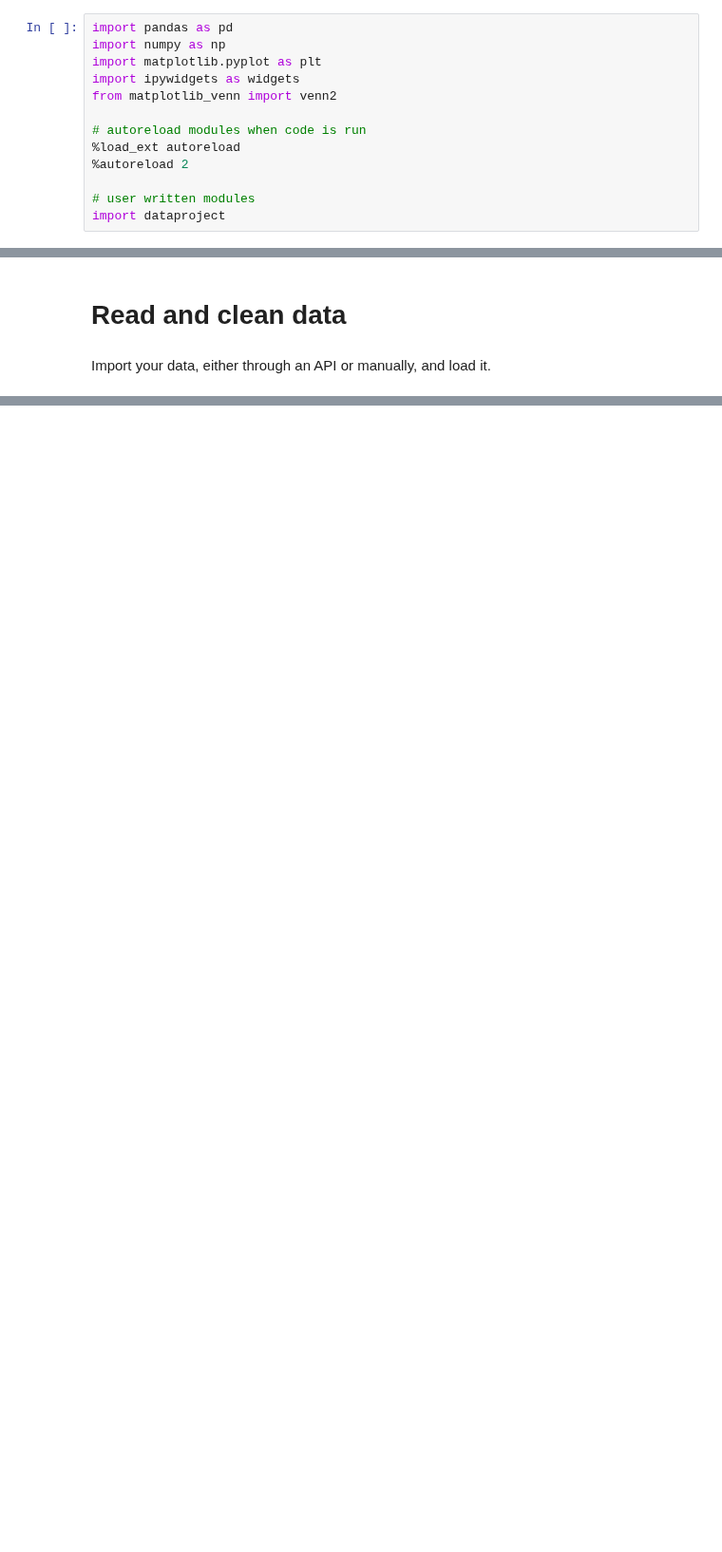
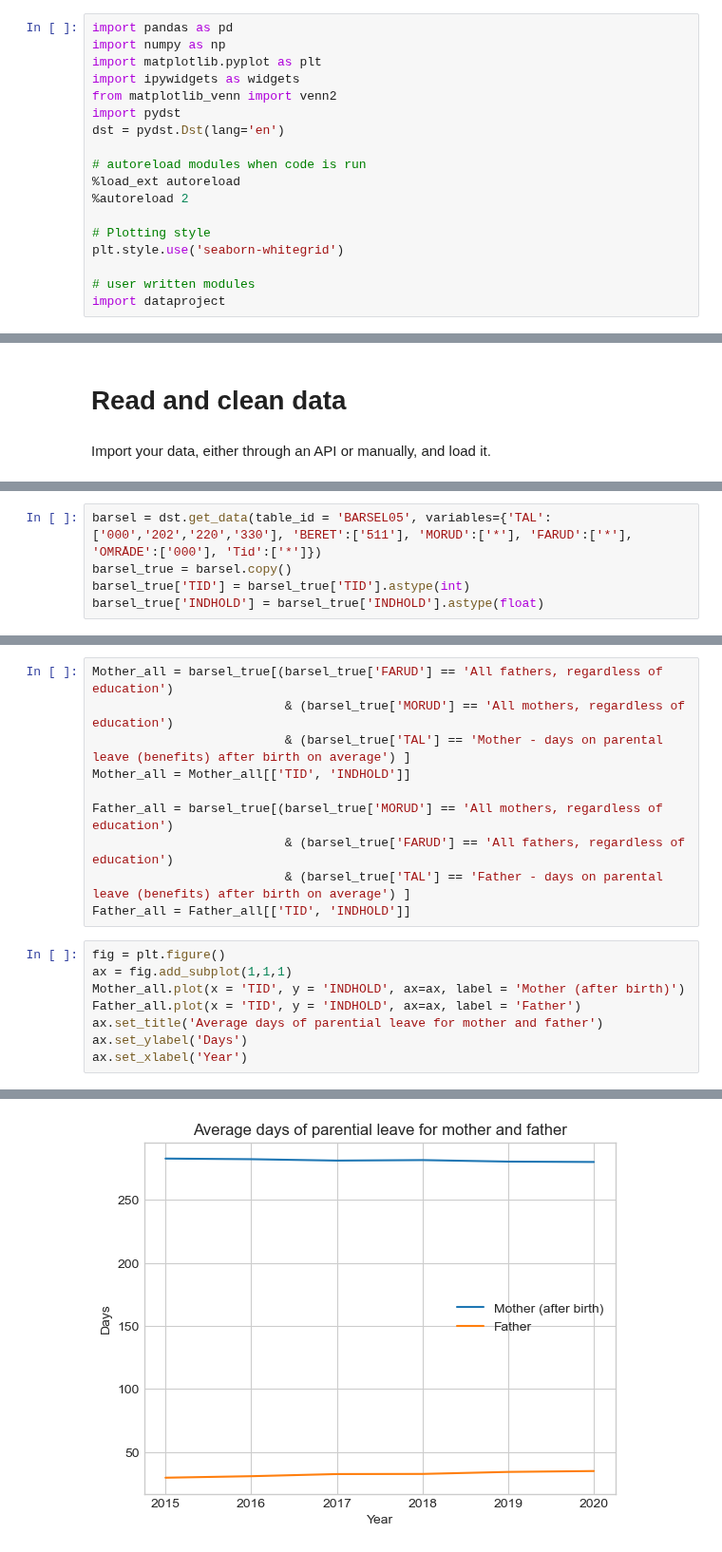
Before and after one commit to NumEconCopenhagen/projects-2023-cbjk, a Jupyter notebook: dataproject/dataproject.ipynb, the cells around one changed output, grey strips where cells are left out. Shown at 95% size. Drawn from its saved outputs; the diff is of its cells as text; blank space fills up the shorter version.

```diff
--- a/dataproject/dataproject.ipynb
+++ b/dataproject/dataproject.ipynb
@@ -13,10 +13,15 @@ import numpy as np
 import matplotlib.pyplot as plt
 import ipywidgets as widgets
 from matplotlib_venn import venn2
+import pydst
+dst = pydst.Dst(lang='en')
 
 # autoreload modules when code is run
 %load_ext autoreload
 %autoreload 2
 
+# Plotting style
+plt.style.use('seaborn-whitegrid')
+
 # user written modules
 import dataproject
@@ -27 +100,6 @@ Import your data, either through an API or manually, and load it.
+# %%
+barsel = dst.get_data(table_id = 'BARSEL05', variables={'TAL':['000','202','220','330'], 'BERET':['511'], 'MORUD':['*'], 'FARUD':['*'], 'OMRÅDE':['000'], 'Tid':['*']})
+barsel_true = barsel.copy()
+barsel_true['TID'] = barsel_true['TID'].astype(int)
+barsel_true['INDHOLD'] = barsel_true['INDHOLD'].astype(float)
 # %% [markdown]
@@ -73,0 +107,19 @@ ADD CONCISE CONLUSION.
+# %%
+Mother_all = barsel_true[(barsel_true['FARUD'] == 'All fathers, regardless of education')
+                          & (barsel_true['MORUD'] == 'All mothers, regardless of education')
+                          & (barsel_true['TAL'] == 'Mother - days on parental leave (benefits) after birth on average') ]
+Mother_all = Mother_all[['TID', 'INDHOLD']]
+
+Father_all = barsel_true[(barsel_true['MORUD'] == 'All mothers, regardless of education')
+                          & (barsel_true['FARUD'] == 'All fathers, regardless of education')
+                          & (barsel_true['TAL'] == 'Father - days on parental leave (benefits) after birth on average') ]
+Father_all = Father_all[['TID', 'INDHOLD']]
+# %%
+fig = plt.figure()
+ax = fig.add_subplot(1,1,1)
+Mother_all.plot(x = 'TID', y = 'INDHOLD', ax=ax, label = 'Mother (after birth)')
+Father_all.plot(x = 'TID', y = 'INDHOLD', ax=ax, label = 'Father')
+ax.set_title('Average days of parential leave for mother and father')
+ax.set_ylabel('Days')
+ax.set_xlabel('Year')
+# %% [output]
@@ -73,0 +127 @@ ADD CONCISE CONLUSION.
+[figure, added]
```
Also changed, not shown: parts of 24 cells of this notebook.
